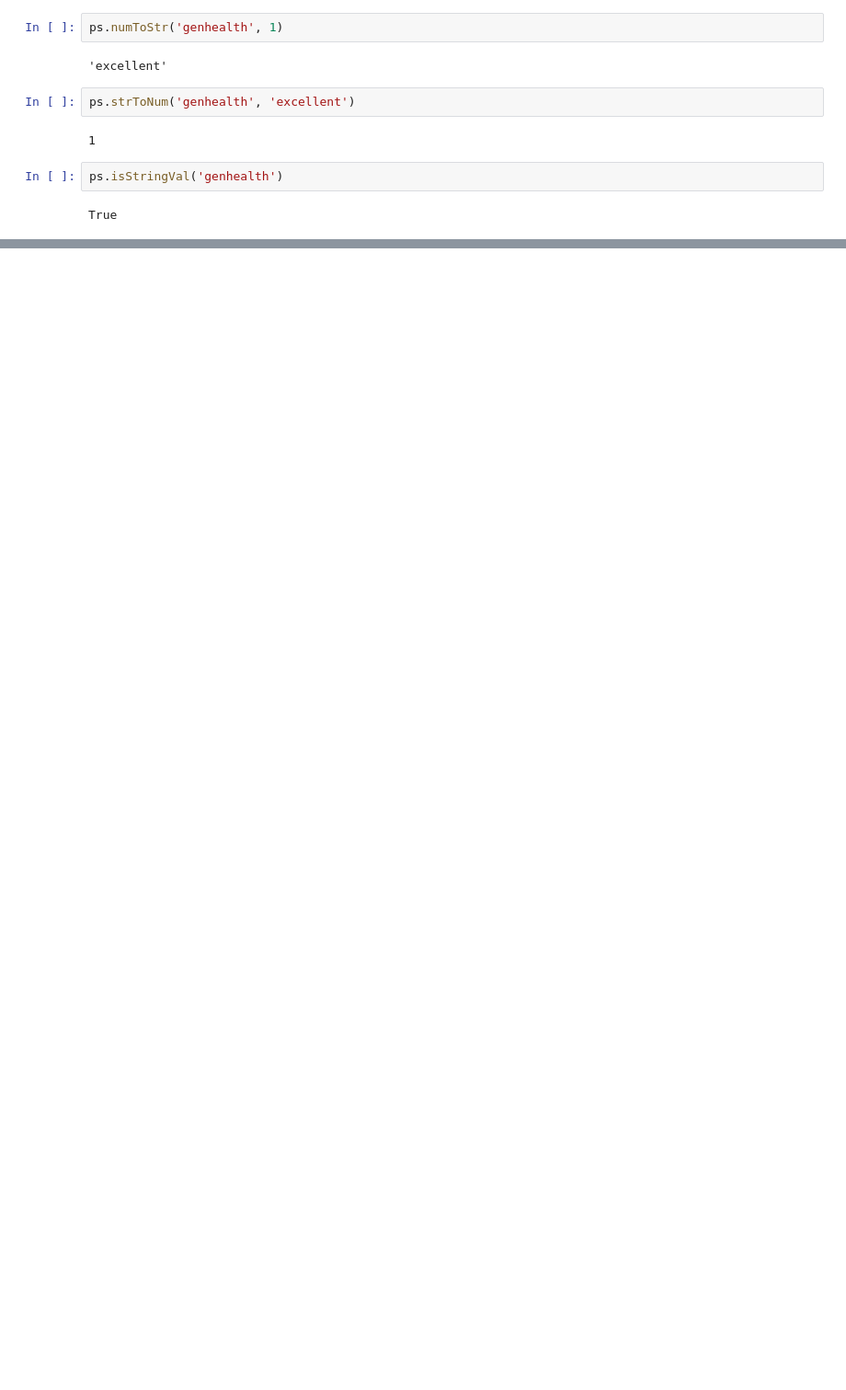
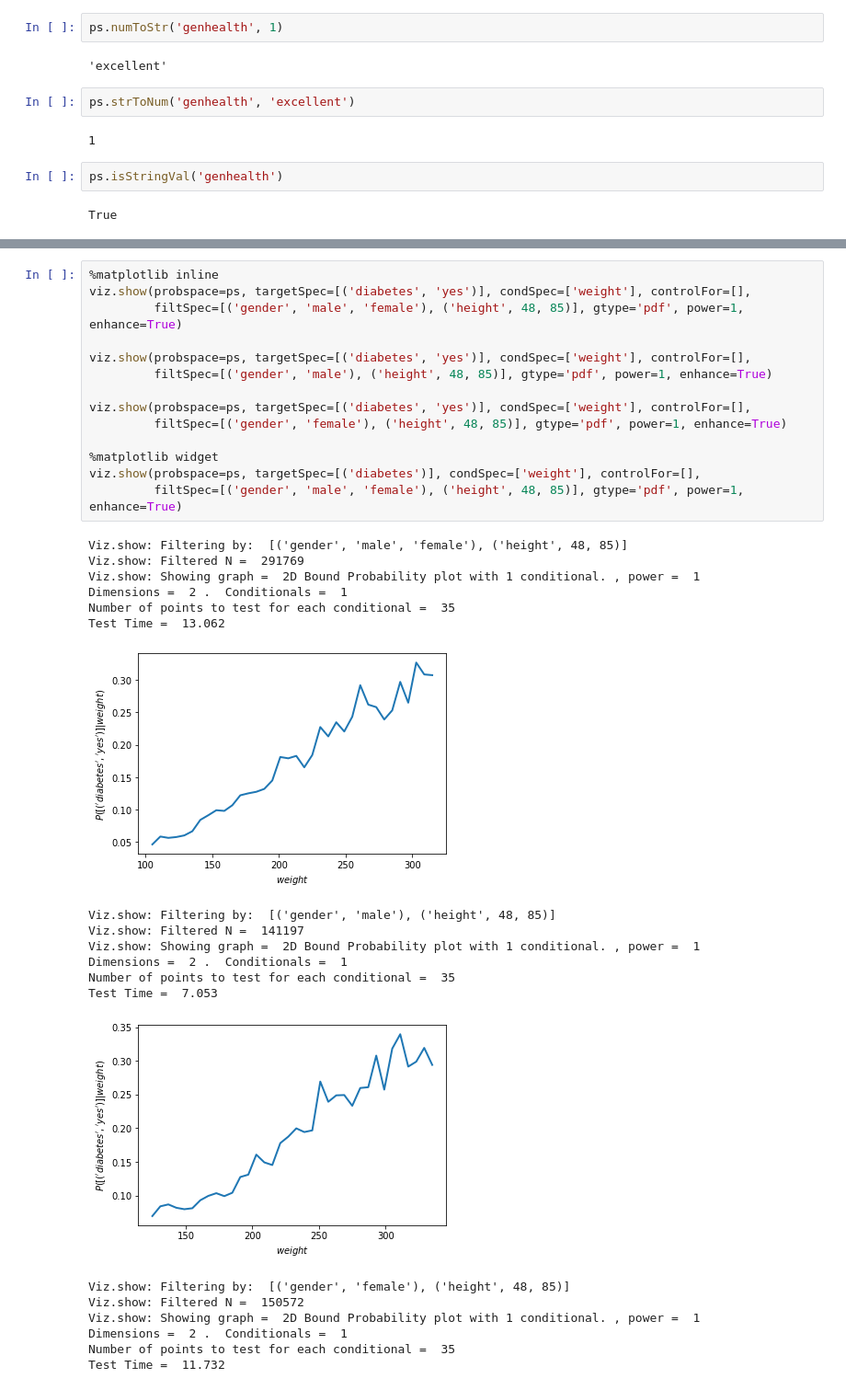
Before and after one commit to ArunGaonkar/HPCC-project, a Jupyter notebook: LLCP/LLCP_Analysis.ipynb, the cells around one changed output, grey strips where cells are left out. Shown at 92% size. Saved outputs shown, nothing was run; the diff lists cells and outputs as text; blank space fills up the shorter version.

```diff
--- a/LLCP/LLCP_Analysis.ipynb
+++ b/LLCP/LLCP_Analysis.ipynb
@@ -131,0 +218,35 @@ Test Time =  0.699
+# %%
+%matplotlib inline
+viz.show(probspace=ps, targetSpec=[('diabetes', 'yes')], condSpec=['weight'], controlFor=[],
+         filtSpec=[('gender', 'male', 'female'), ('height', 48, 85)], gtype='pdf', power=1, enhance=True)
+
+viz.show(probspace=ps, targetSpec=[('diabetes', 'yes')], condSpec=['weight'], controlFor=[],
+         filtSpec=[('gender', 'male'), ('height', 48, 85)], gtype='pdf', power=1, enhance=True)
+
+viz.show(probspace=ps, targetSpec=[('diabetes', 'yes')], condSpec=['weight'], controlFor=[],
+         filtSpec=[('gender', 'female'), ('height', 48, 85)], gtype='pdf', power=1, enhance=True)
+
+%matplotlib widget
+viz.show(probspace=ps, targetSpec=[('diabetes')], condSpec=['weight'], controlFor=[],
+         filtSpec=[('gender', 'male', 'female'), ('height', 48, 85)], gtype='pdf', power=1, enhance=True)
+# %% [output]
+Viz.show: Filtering by:  [('gender', 'male', 'female'), ('height', 48, 85)]
+Viz.show: Filtered N =  291769
+Viz.show: Showing graph =  2D Bound Probability plot with 1 conditional. , power =  1
+Dimensions =  2 .  Conditionals =  1
+Number of points to test for each conditional =  35
+Test Time =  13.062
+[figure, added]
+Viz.show: Filtering by:  [('gender', 'male'), ('height', 48, 85)]
+Viz.show: Filtered N =  141197
+Viz.show: Showing graph =  2D Bound Probability plot with 1 conditional. , power =  1
+Dimensions =  2 .  Conditionals =  1
+Number of points to test for each conditional =  35
+Test Time =  7.053
+[figure, added]
+Viz.show: Filtering by:  [('gender', 'female'), ('height', 48, 85)]
+Viz.show: Filtered N =  150572
+Viz.show: Showing graph =  2D Bound Probability plot with 1 conditional. , power =  1
+Dimensions =  2 .  Conditionals =  1
+Number of points to test for each conditional =  35
+Test Time =  11.732
```
Also changed, not shown: parts of 31 cells of this notebook, 1 other file.
